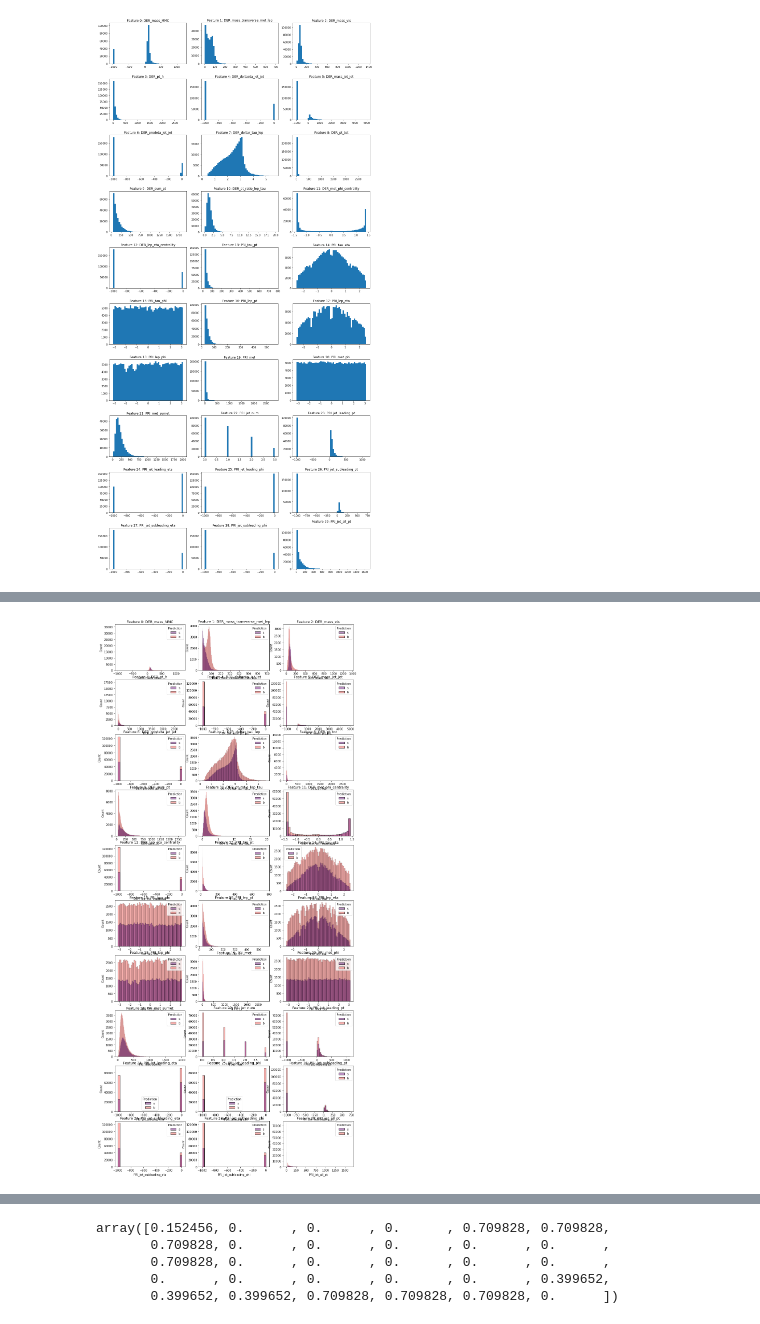
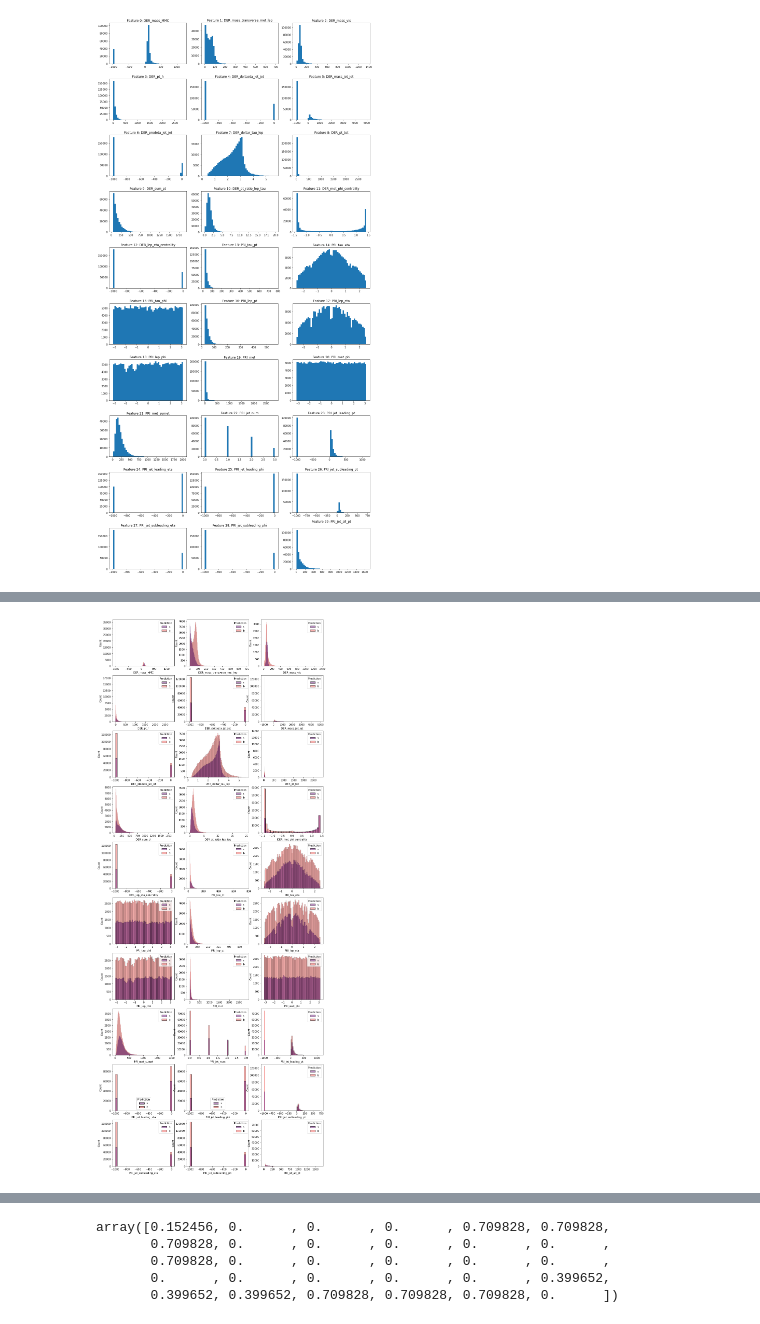
Before and after one commit to mismayil/higgs-boson, a Jupyter notebook: notebooks/exploration.ipynb, the cells around one changed output, grey strips where cells are left out. Saved outputs shown, nothing was run; the diff lists cells and outputs as text; code cells hidden in the pictures.

Commit message:
Added some exploration and new plots, failed at testing all of the models...

```diff
--- a/notebooks/exploration.ipynb
+++ b/notebooks/exploration.ipynb
@@ -11,8 +16,7 @@ import seaborn as sns
 The autoreload extension is already loaded. To reload it, use:
   %reload_ext autoreload
 # %%
-from proj1_helpers import *
-DATA_TRAIN_PATH = 'data/train.csv' # TODO: download train data and supply path here
+DATA_TRAIN_PATH = '../data/train.csv' # TODO: download train data and supply path here
 y, tX, ids = load_csv_data(DATA_TRAIN_PATH)
 
 with open(DATA_TRAIN_PATH) as f:
@@ -43,11 +65,11 @@ plot_features_distrib(tX)
 # %%
-def seaborn_plot_features(df):
-    f, a = plt.subplots(10, 3, figsize=(15, 35))
+def seaborn_plot_features(df, hue):
+    f, a = plt.subplots(10, 3, figsize=(15, 40))
     i=0
     for feature_name in df.columns[2:]:
         plt.subplot(10,3,i+1)
-        sns.histplot(data=df, hue='Prediction', x=feature_name, palette="magma", multiple="layer").set_title("Feature {}: {}".format(i, feature_name))
+        sns.histplot(data=df, hue=hue, x=feature_name, palette="magma", multiple="layer")
         i+=1
-seaborn_plot_features(df)
+seaborn_plot_features(df, "Prediction")
 # %% [output]
-[figure, old version]
+[figure, new version]
```
Also changed, not shown: parts of 17 cells of this notebook, 1 other file.
